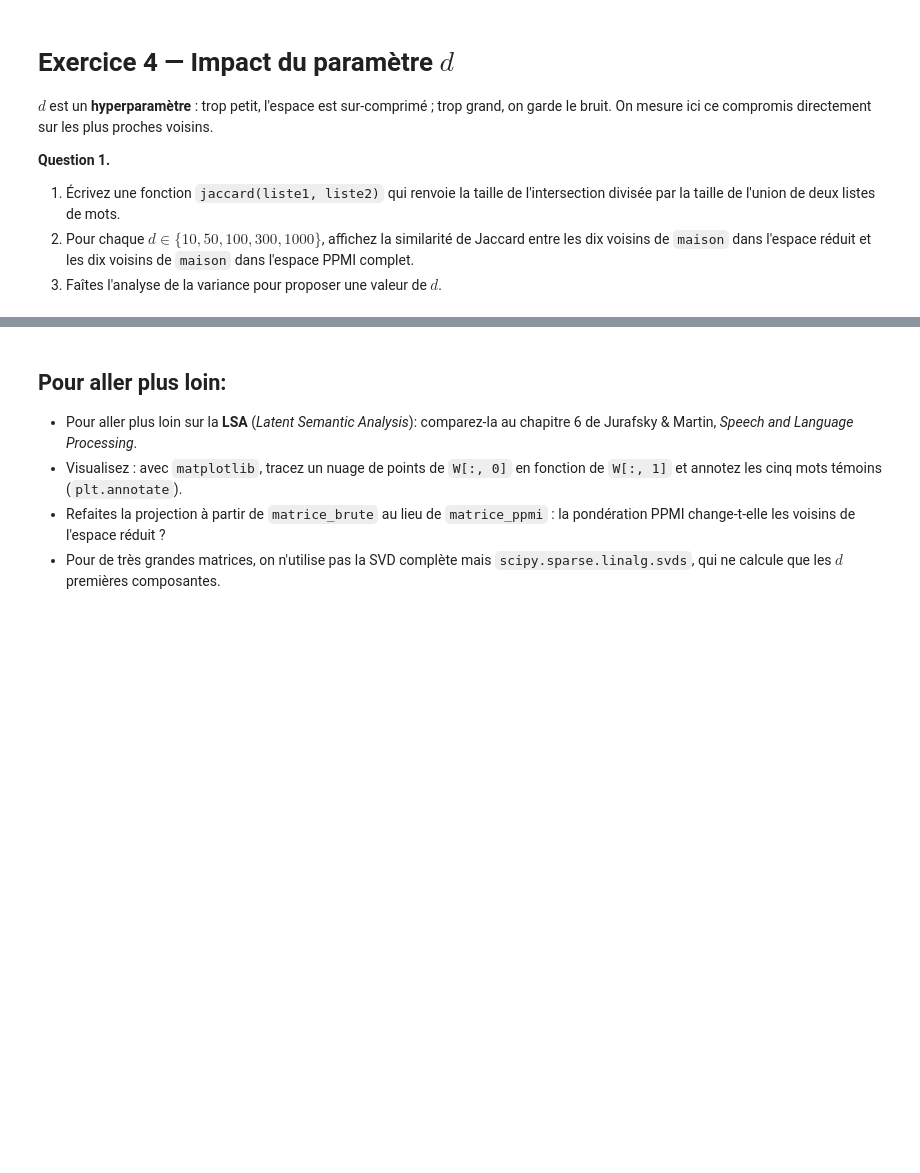
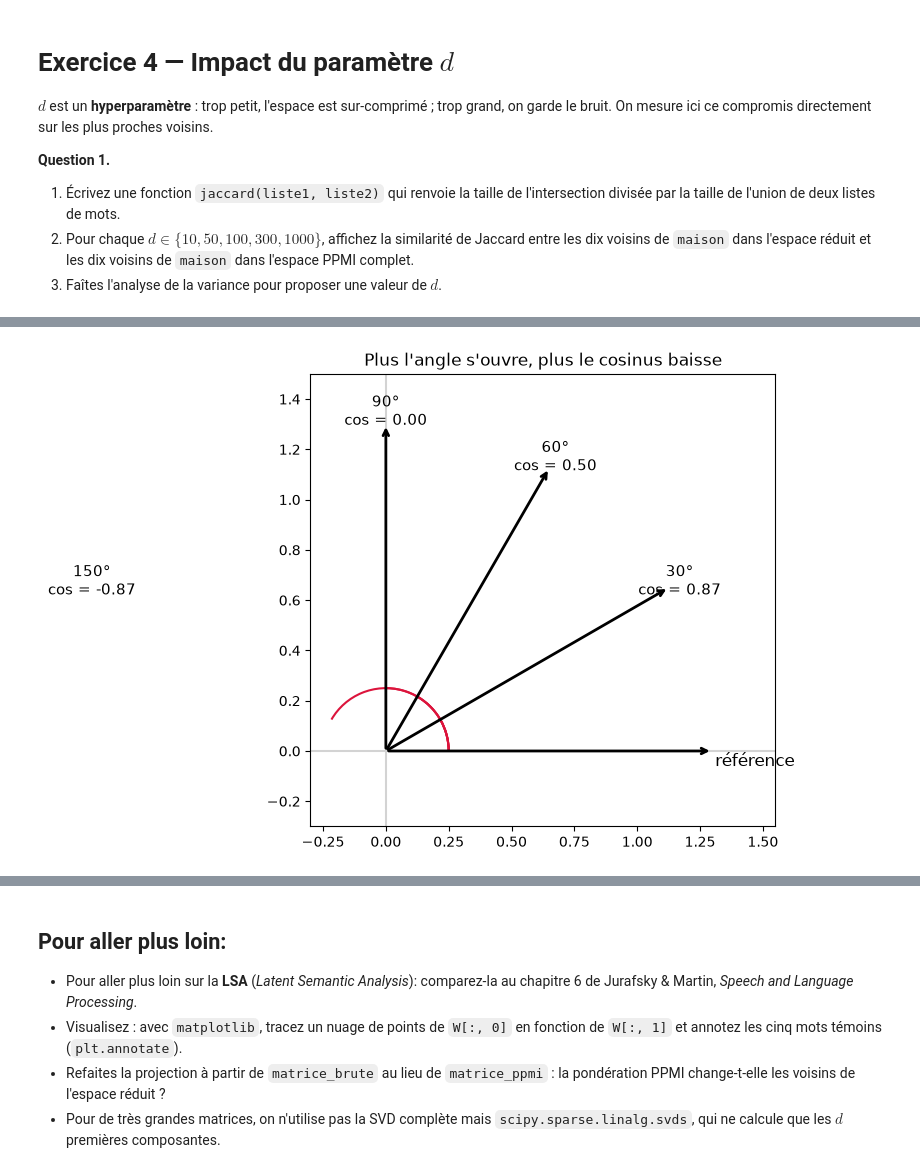
Before and after one commit to SphRbtHyk/NLP_courses, a Jupyter notebook: M1_modeles_linguistiques/04_svd.ipynb, the cells around one changed output, grey strips where cells are left out. Saved outputs shown, nothing was run; the diff lists cells and outputs as text; code cells hidden in the pictures; blank space fills up the shorter version.

```diff
--- a/M1_modeles_linguistiques/04_svd.ipynb
+++ b/M1_modeles_linguistiques/04_svd.ipynb
@@ -206,0 +404,29 @@ $d$ est un **hyperparamètre** : trop petit, l'espace est sur-comprimé ; trop g
+# %%
+import matplotlib.pyplot as plt
+from matplotlib.patches import Arc
+
+fig, ax = plt.subplots(figsize=(6, 6))
+
+reference = np.array([1.0, 0.0])
+ax.annotate("", xy=reference * 1.3, xytext=(0, 0),
+            arrowprops=dict(arrowstyle="->", color="black", linewidth=2))
+ax.text(1.31, -0.04, "référence", fontsize=12, va="center")
+
+for angle in [30, 60, 90, 150]:
+    theta = np.deg2rad(angle)
+    vecteur = np.array([np.cos(theta), np.sin(theta)])
+    ax.annotate("", xy=vecteur * 1.3, xytext=(0, 0),
+                arrowprops=dict(arrowstyle="->", linewidth=2))
+    ax.add_patch(Arc((0, 0), 0.5, 0.5, theta1=0, theta2=angle, color="crimson", linewidth=1.5))
+    ax.text(vecteur[0] * 1.35, vecteur[1] * 1.35,
+            f"{angle}°\ncos = {np.cos(theta):.2f}", ha="center", va="center", fontsize=11)
+
+ax.axhline(0, color="lightgray", zorder=0)
+ax.axvline(0, color="lightgray", zorder=0)
+ax.set_xlim(-0.3, 1.55)
+ax.set_ylim(-0.3, 1.5)
+ax.set_aspect("equal")
+ax.set_title("Plus l'angle s'ouvre, plus le cosinus baisse")
+plt.show()
+# %% [output]
+[figure, added]
```
Also changed, not shown: parts of 17 cells of this notebook, 2 other files.
